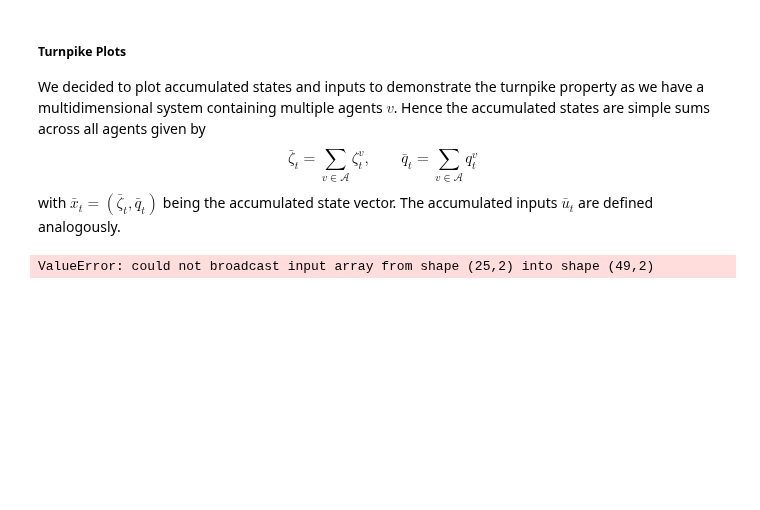
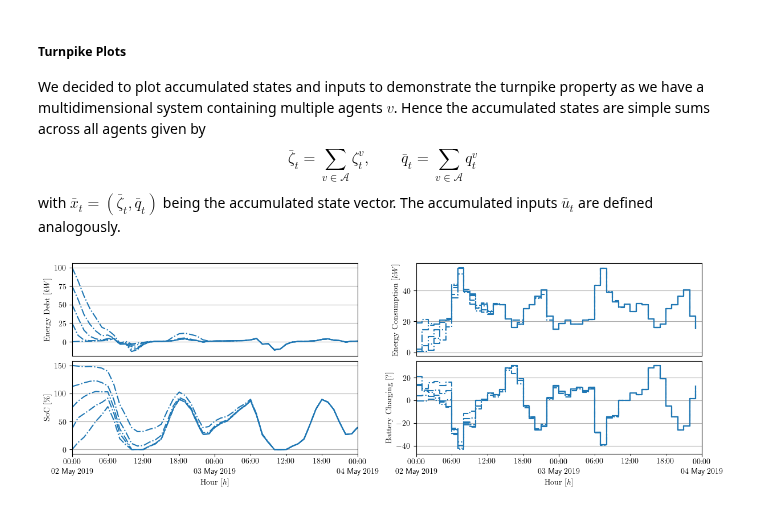
Before and after one commit to Gedlex/time-varying-RHGs, a Jupyter notebook: empc_DSMPC.ipynb, the cells around one changed output. Cells and saved outputs as stored; diff of their text form; code cells hidden in the pictures; blank space fills up the shorter version.

```diff
--- a/empc_DSMPC.ipynb
+++ b/empc_DSMPC.ipynb
@@ -141,7 +144,7 @@ with $\bar{x}_t = (\bar{\zeta}_t, \bar{q}_t)$ being the accumulated state vector
 # %%
 # Create time vector
 dates = [params.ctrl.start_date + pd.Timedelta(hours = h) for h in range(num_steps+1)]
-dates_ol = [params.ctrl.start_date + pd.Timedelta(hours = h) for h in range(num_traj+1)]
+dates_ol = [params.ctrl.start_date + pd.Timedelta(hours = h) for h in range(params.ctrl.N+1)]
 
 # Compute accumulated states
 x_acc = np.zeros((num_traj, num_steps+1, 2))
@@ -149,52 +152,52 @@ u_acc = np.zeros((num_traj, num_steps,   2))
 x_acc_ol = np.zeros((num_traj, params.ctrl.N+1, 2))
 u_acc_ol = np.zeros((num_traj, params.ctrl.N,   2))
 for i in range(num_traj):
-    x_acc[i,:,:] = np.vstack([x[i,:,0:2].sum(axis=1), x[i,:,1:2].sum(axis=1)]).T
-    u_acc[i,:,:] = np.vstack([u[i,:,0:2].sum(axis=1), u[i,:,1:2].sum(axis=1)]).T
-    x_acc_ol[i,:,:] = np.vstack([x_ol[i,:,0:2].sum(axis=1), x_ol[i,:,1:2].sum(axis=1)]).T
-    u_acc_ol[i,:,:] = np.vstack([u_ol[i,:,0:2].sum(axis=1), u_ol[i,:,1:2].sum(axis=1)]).T
+    x_acc[i,:,:] = np.vstack([x[i,:,0::2].sum(axis=1), x[i,:,1::2].sum(axis=1)]).T
+    u_acc[i,:,:] = np.vstack([u[i,:,0::2].sum(axis=1), u[i,:,1::2].sum(axis=1)]).T
+    x_acc_ol[i,:,:] = np.vstack([x_ol[i,:,0::2].sum(axis=1), x_ol[i,:,1::2].sum(axis=1)]).T
+    u_acc_ol[i,:,:] = np.vstack([u_ol[i,:,0::2].sum(axis=1), u_ol[i,:,1::2].sum(axis=1)]).T
 
 # Create figure
 plt.rcParams['text.usetex'] = True
-fig, axs = plt.subplots(2, 2, figsize=(12, 8), layout='constrained')
+fig, axs = plt.subplots(2, 2, figsize=(12, 4), layout='constrained')
 
 # Plot trajectories
 for i in range(num_traj):
-    axs[0][0].plot(dates_ol, x_acc_ol[i,:,0], color='tab:green', linestyle='-')
-    axs[1][0].plot(dates_ol, x_acc_ol[i,:,1], color='tab:green', linestyle='-')
-    axs[0][1].plot(dates[:-1], u_acc[i,:,0], color='tab:green', linestyle='-')
-    axs[1][1].plot(dates[:-1], u_acc[i,:,1], color='tab:green', linestyle='-')
+    axs[0][0].plot(dates, x_acc[i,:,0], color='tab:blue', linestyle='-.')
+    axs[1][0].plot(dates, x_acc[i,:,1], color='tab:blue', linestyle='-.')
+    axs[0][1].plot(dates[:-1], u_acc[i,:,0], color='tab:blue', linestyle='-.', drawstyle='steps-post')
+    axs[1][1].plot(dates[:-1], u_acc[i,:,1], color='tab:blue', linestyle='-.', drawstyle='steps-post')
 
 # Add labels
 axs[0][0].xaxis.set_visible(False)
 axs[0][1].xaxis.set_visible(False)
 axs[0][0].set_ylabel(r'\rmfamily{Energy Debt} $[kW]$')
 axs[1][0].set_ylabel(r'\rmfamily{SoC} $[\%]$')
 axs[0][1].set_ylabel(r'\rmfamily{Energy Consumption} $[kW]$')
 axs[1][1].set_ylabel(r'\rmfamily{Battery Charging} $[?]$')
 axs[1][0].set_xlabel(r'\rmfamily{Hour} $[h]$')
 axs[1][1].set_xlabel(r'\rmfamily{Hour} $[h]$')
 
 # Set major and minor ticks
 plt.rcParams['timezone'] = dates[0].tz.zone
 for ax in axs[1]:
     ax.xaxis.set_major_locator(mdates.DayLocator(interval=1))
     ax.xaxis.set_minor_locator(mdates.HourLocator(byhour=[6, 12, 18]))
-    ax.xaxis.set_major_formatter(mdates.DateFormatter(r'%H:%M \\ %d %b %Y'))
+    ax.xaxis.set_major_formatter(mdates.DateFormatter(r'%H:%M\\%d %b %Y'))
     ax.xaxis.set_minor_formatter(mdates.DateFormatter(r'%H:%M'))
 
 for i, ax in enumerate(axs.flatten()):
     # Set axis limits
-    if i % 2 != 0:
-        ax.set_xlim([dates[0], dates[-1]])
-    else:
-        ax.set_xlim([dates[0], dates_ol[-1]])
+    ax.set_xlim([dates[0], dates[-1]])
 
     # Set grid
     ax.yaxis.grid(True)
     ax.xaxis.grid(False)
+
+# Export figure
+fig.savefig("figures/figure_turnpike1.pdf", bbox_inches='tight', pad_inches=0.1)
 # %% [output]
-ValueError: could not broadcast input array from shape (25,2) into shape (49,2)
+[figure, added]
 # %%
 # Setup simulation
 num_steps = 48
```
Also changed, not shown: parts of 6 cells of this notebook, 5 other files.
